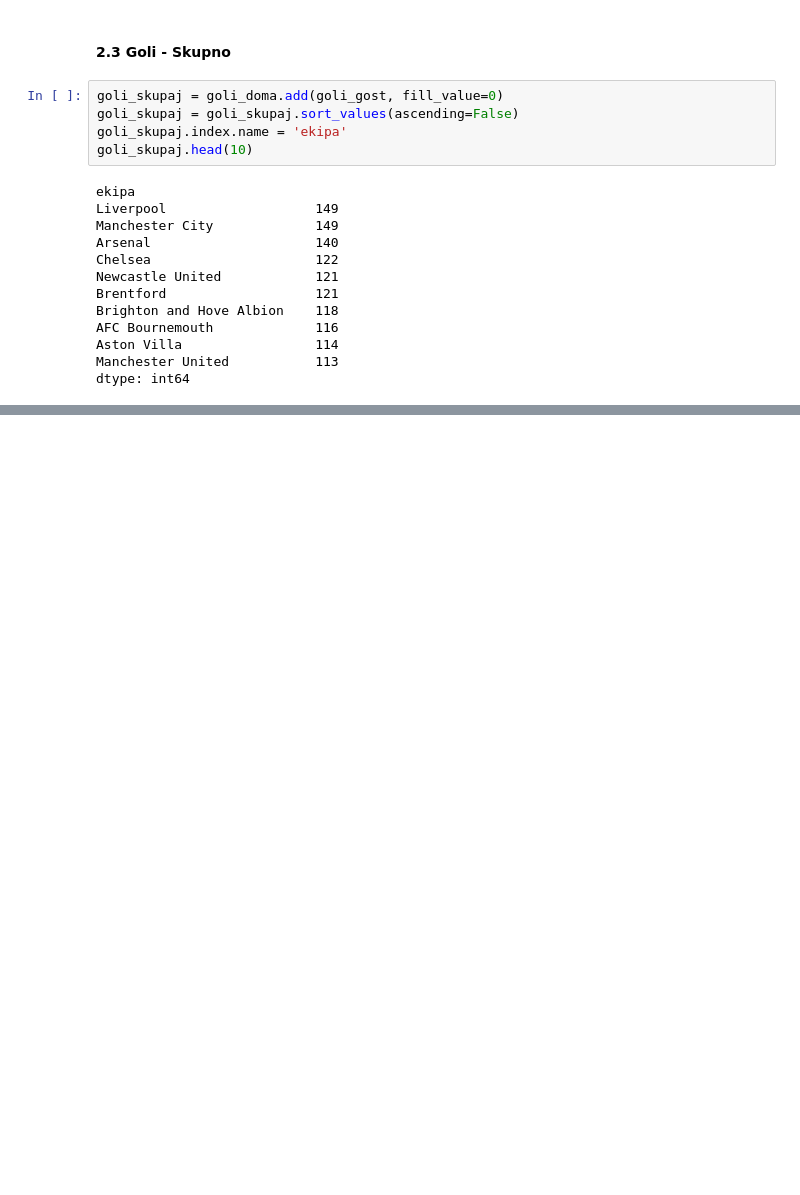
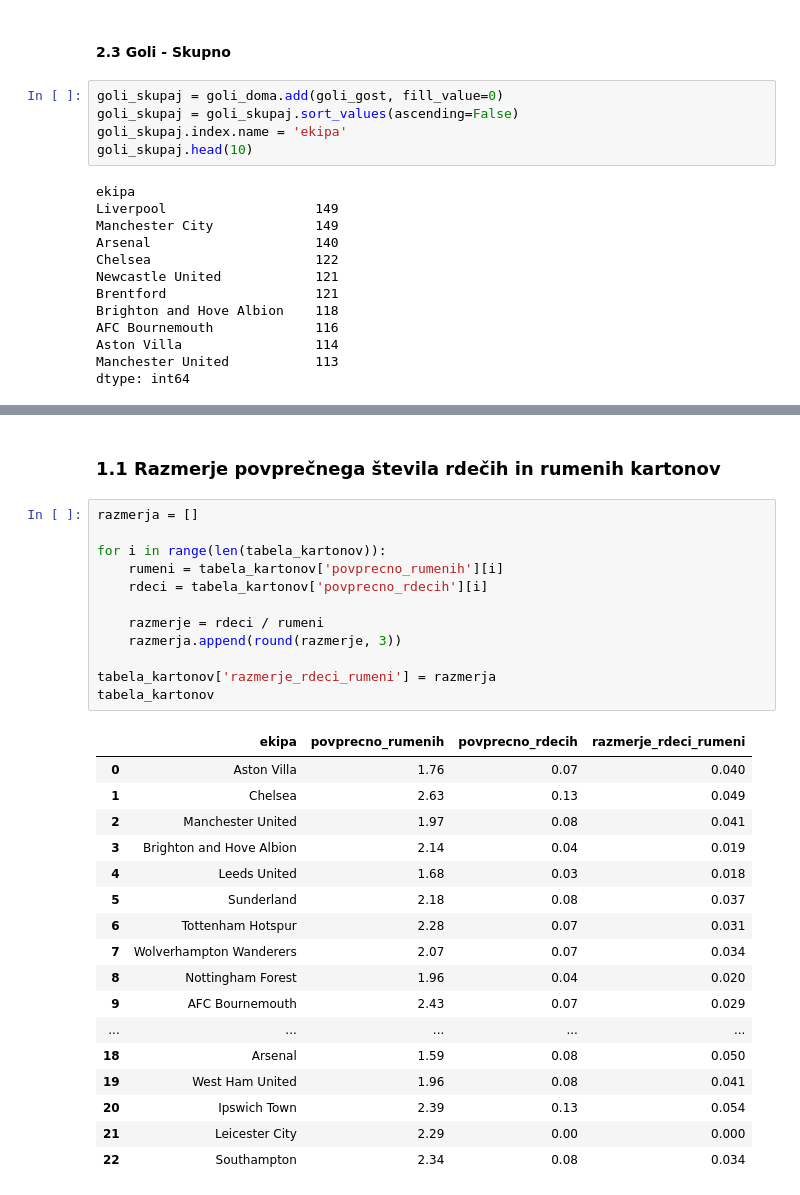
Before and after one commit to KristinaD03/projektna-UVP, a Jupyter notebook: analiza_tekem.ipynb, the cells around one changed output, grey strips where cells are left out. Cells and saved outputs as stored; diff of their text form; blank space fills up the shorter version.

```diff
--- a/analiza_tekem.ipynb
+++ b/analiza_tekem.ipynb
@@ -295,0 +408,32 @@ v katerem delu igre je največ rdečih/ rumenih kartonov?
+# %% [markdown]
+### 1.1 Razmerje povprečnega števila rdečih in rumenih kartonov
+# %%
+razmerja = []
+
+for i in range(len(tabela_kartonov)):
+    rumeni = tabela_kartonov['povprecno_rumenih'][i]
+    rdeci = tabela_kartonov['povprecno_rdecih'][i]
+
+    razmerje = rdeci / rumeni
+    razmerja.append(round(razmerje, 3))
+
+tabela_kartonov['razmerje_rdeci_rumeni'] = razmerja
+tabela_kartonov
+# %% [output]
+|  | ekipa | povprecno_rumenih | povprecno_rdecih | razmerje_rdeci_rumeni |
+| 0 | Aston Villa | 1.76 | 0.07 | 0.040 |
+| 1 | Chelsea | 2.63 | 0.13 | 0.049 |
+| 2 | Manchester United | 1.97 | 0.08 | 0.041 |
+| 3 | Brighton and Hove Albion | 2.14 | 0.04 | 0.019 |
+| 4 | Leeds United | 1.68 | 0.03 | 0.018 |
+| 5 | Sunderland | 2.18 | 0.08 | 0.037 |
+| 6 | Tottenham Hotspur | 2.28 | 0.07 | 0.031 |
+| 7 | Wolverhampton Wanderers | 2.07 | 0.07 | 0.034 |
+| 8 | Nottingham Forest | 1.96 | 0.04 | 0.020 |
+| 9 | AFC Bournemouth | 2.43 | 0.07 | 0.029 |
+| ... | ... | ... | ... | ... |
+| 18 | Arsenal | 1.59 | 0.08 | 0.050 |
+| 19 | West Ham United | 1.96 | 0.08 | 0.041 |
+| 20 | Ipswich Town | 2.39 | 0.13 | 0.054 |
+| 21 | Leicester City | 2.29 | 0.00 | 0.000 |
+| 22 | Southampton | 2.34 | 0.08 | 0.034 |
```
Also changed, not shown: parts of 16 cells of this notebook.
